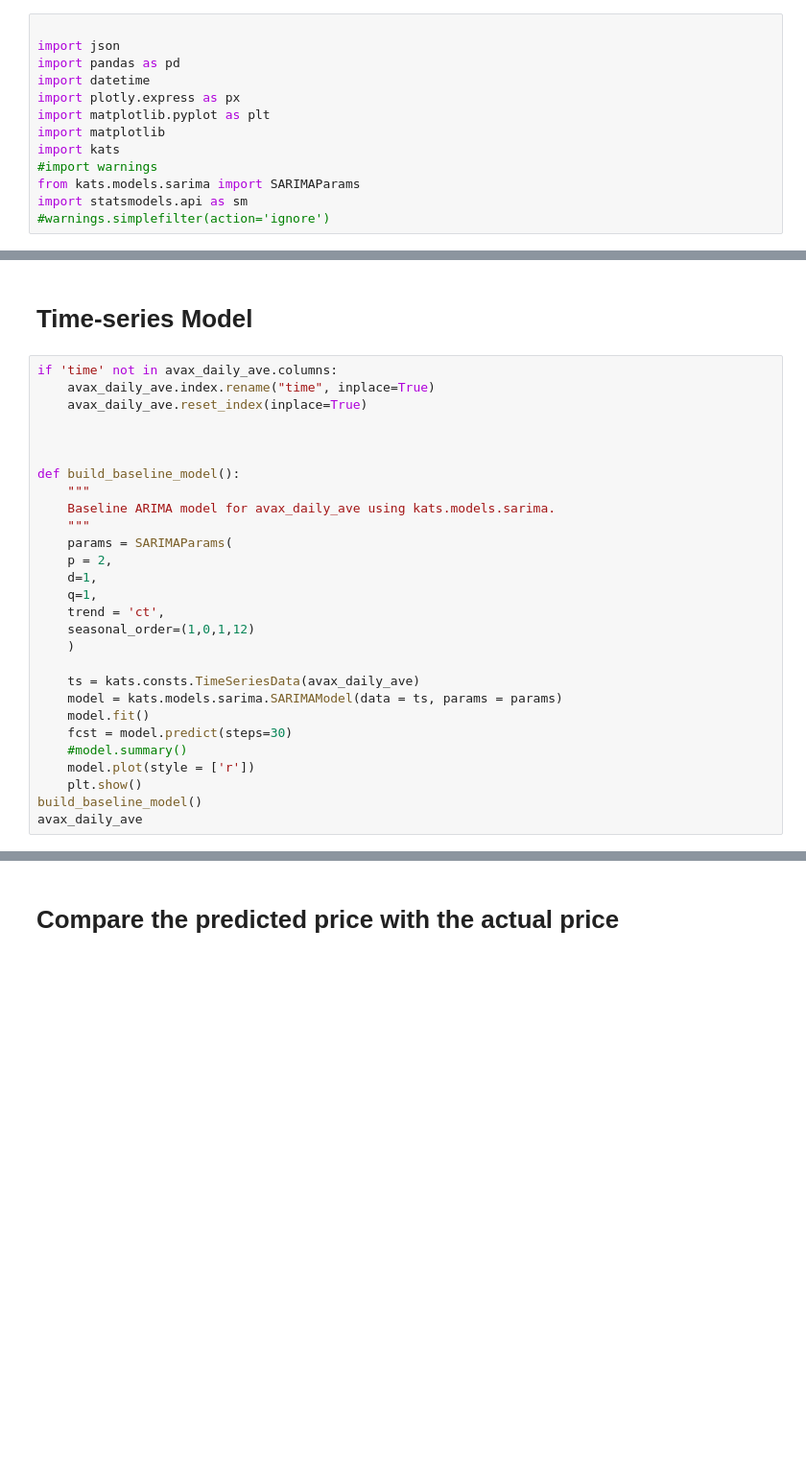
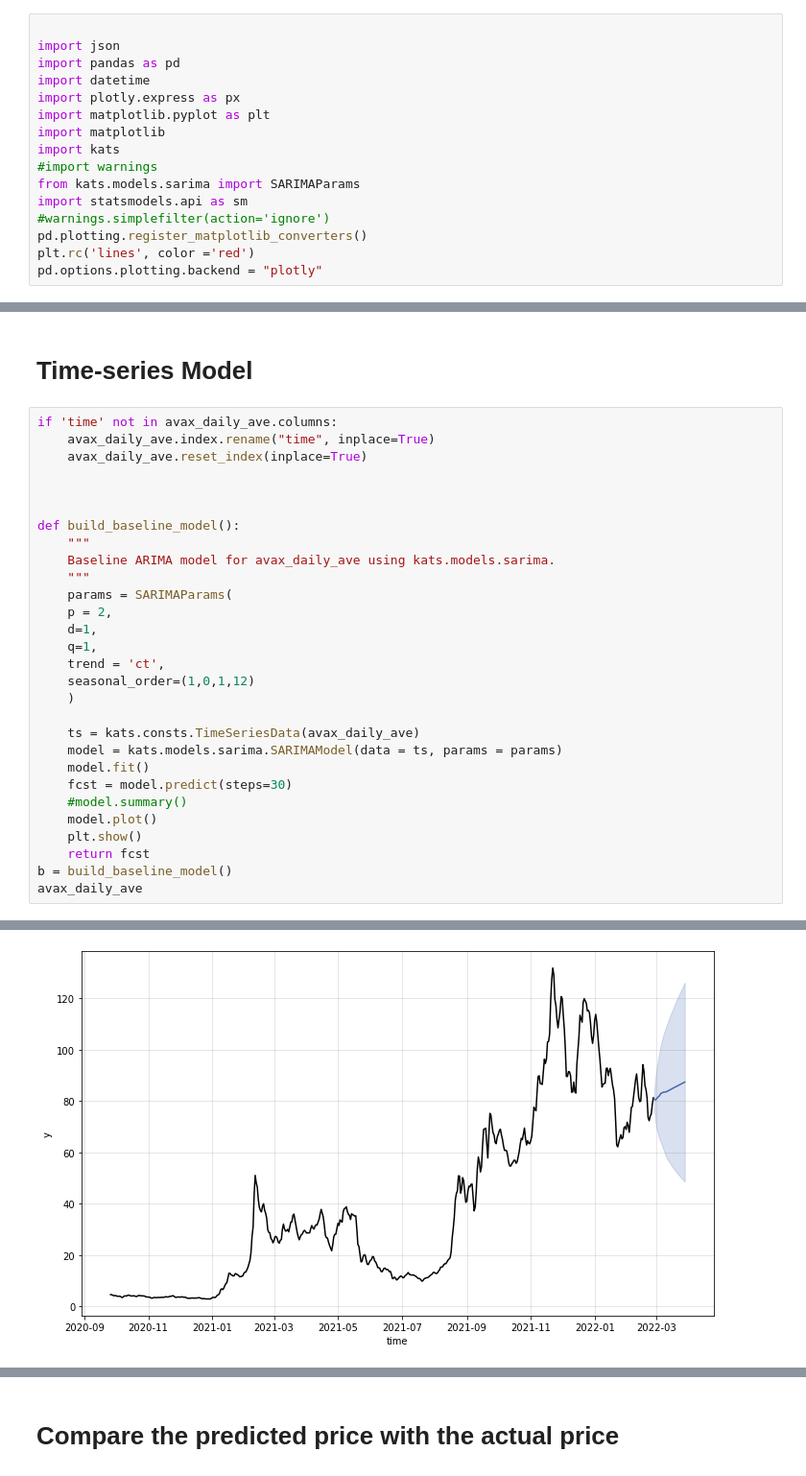
Before and after one commit to AFinney1/avax-project, a Jupyter notebook: avax-price-forecast.ipynb, the cells around one changed output, grey strips where cells are left out. Shown at 96% size. Cells and saved outputs as stored; diff of their text form; blank space fills up the shorter version.

Commit message:
2nd iteration Baseline model and forecast figure

```diff
--- a/avax-price-forecast.ipynb
+++ b/avax-price-forecast.ipynb
@@ -18,6 +18,9 @@ import kats
 from kats.models.sarima import SARIMAParams
 import statsmodels.api as sm
 #warnings.simplefilter(action='ignore')
+pd.plotting.register_matplotlib_converters()
+plt.rc('lines', color ='red')
+pd.options.plotting.backend = "plotly"
 # %%
 
 today =  datetime.datetime.today().strftime('%Y-%m-%d')
@@ -83,30 +90,32 @@ decomp()
 # %%
 if 'time' not in avax_daily_ave.columns:
     avax_daily_ave.index.rename("time", inplace=True)
     avax_daily_ave.reset_index(inplace=True)
 
 
 
 def build_baseline_model():
     """
     Baseline ARIMA model for avax_daily_ave using kats.models.sarima.
     """
     params = SARIMAParams(
     p = 2,
     d=1,
     q=1,
     trend = 'ct',
     seasonal_order=(1,0,1,12)
     )
 
     ts = kats.consts.TimeSeriesData(avax_daily_ave)
     model = kats.models.sarima.SARIMAModel(data = ts, params = params)
     model.fit()
     fcst = model.predict(steps=30)
     #model.summary()
-    model.plot(style = ['r'])
+    model.plot()
     plt.show()
-build_baseline_model()
+    return fcst
+b = build_baseline_model()
 avax_daily_ave
 # %% [output]
 Maximum Likelihood optimization failed to converge. Check mle_retvals
+[figure, added]
```
Also changed, not shown: parts of 5 cells of this notebook.
